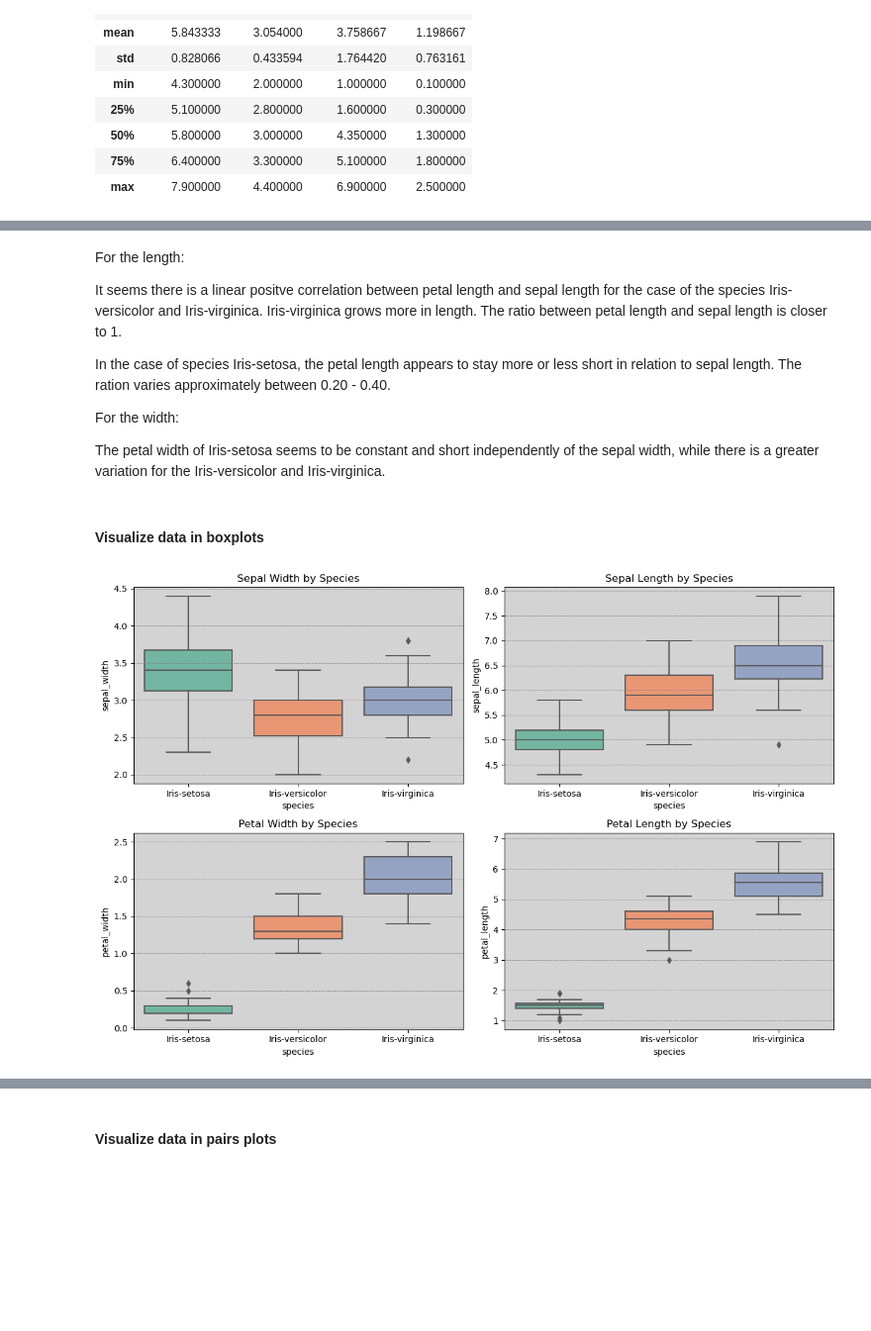
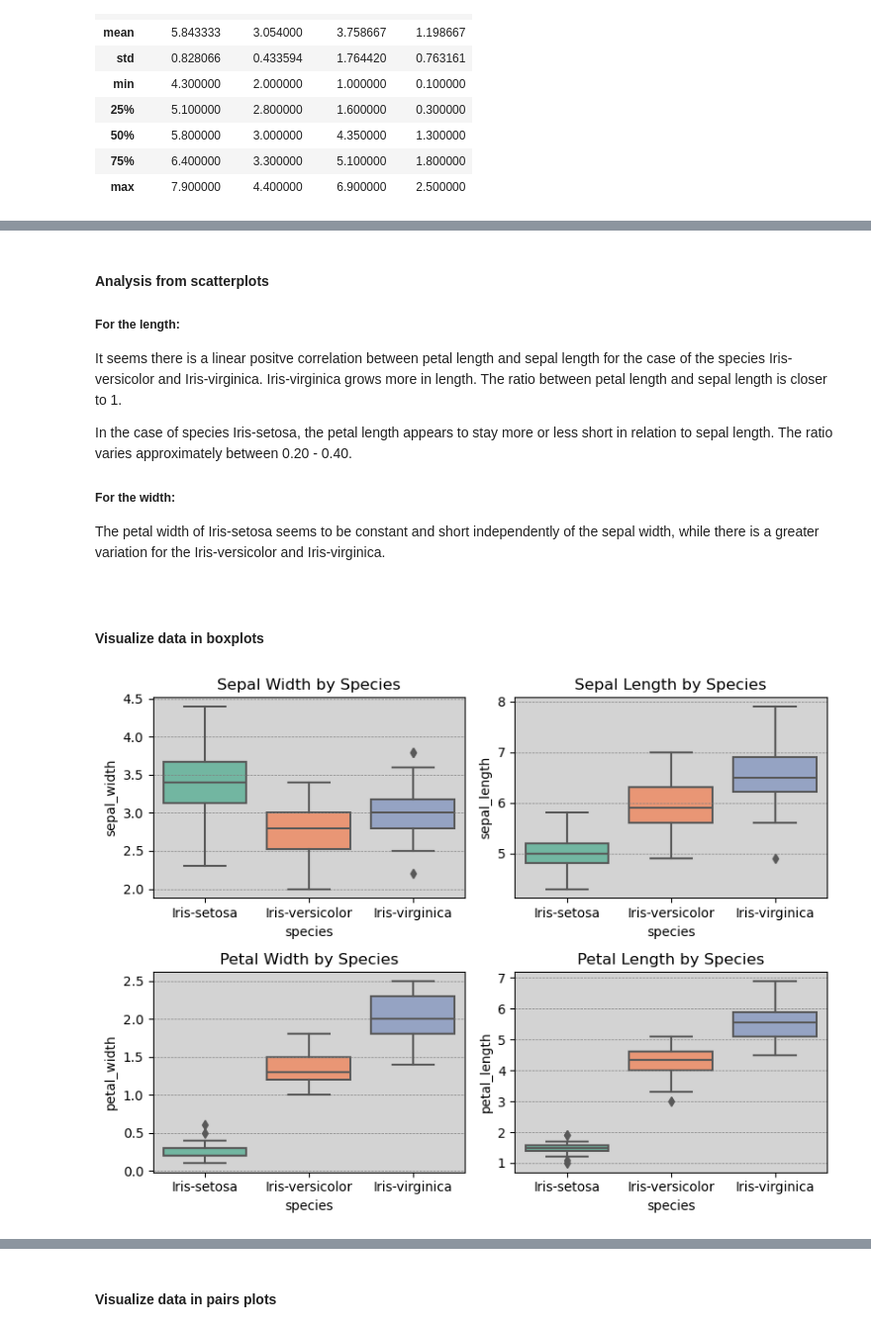
Before and after one commit to shlemondev/su-mt4007, a Jupyter notebook: HW3/HW3.ipynb, the cells around one changed output, grey strips where cells are left out. Shown at 99% size. Saved outputs shown, nothing was run; the diff lists cells and outputs as text; code cells hidden in the pictures; blank space fills up the shorter version.

```diff
--- a/HW3/HW3.ipynb
+++ b/HW3/HW3.ipynb
@@ -85,52 +90,61 @@ plt.show()
 # %% [markdown]
-For the length:
+#### Analysis from scatterplots
+
+##### For the length:
 
 It seems there is a linear positve correlation between petal length and sepal length for the case
 of the species Iris-versicolor and Iris-virginica. Iris-virginica grows more in length. The ratio between petal length and sepal length is closer to 1.
 
 In the case of species Iris-setosa, the petal length appears to stay more or less short
-in relation to sepal length. The ration varies approximately between 0.20 - 0.40.
+in relation to sepal length. The ratio varies approximately between 0.20 - 0.40.
 
 
-For the width:
+##### For the width:
 
 The petal width of Iris-setosa seems to be constant and short independently of the sepal width, while there is a greater variation for the Iris-versicolor and Iris-virginica.
+
+###
 # %% [markdown]
 #### Visualize data in boxplots
 # %%
+
+
+# Filter warnings
+warnings.filterwarnings("ignore")
+
 # Create figure with four subplots, 2 rows and 2 columns
-fig, axes = plt.subplots(2, 2, figsize=(12, 8))
+fig, axes = plt.subplots(2, 2, figsize=(8, 6))
 
 # Create boxplot for sepal_width
 sns.boxplot(data=data_iris, x="species", y="sepal_width", ax=axes[0, 0], palette="Set2")
 axes[0, 0].set_title("Sepal Width by Species")
 axes[0, 0].set_facecolor("lightgrey")
 axes[0, 0].grid(True, axis='y', color='gray', linestyle='--', linewidth=0.5)
 
 # Create boxplot for sepal_length
 sns.boxplot(data=data_iris, x="species", y="sepal_length", ax=axes[0, 1], palette="Set2")
 axes[0, 1].set_title("Sepal Length by Species")
 axes[0, 1].set_facecolor("lightgrey")
 axes[0, 1].grid(True, axis='y', color='gray', linestyle='--', linewidth=0.5)
 
 # Create boxplot for petal_width
 sns.boxplot(data=data_iris, x="species", y="petal_width", ax=axes[1, 0], palette="Set2")
 axes[1, 0].set_title("Petal Width by Species")
 axes[1, 0].set_facecolor("lightgrey")
 axes[1, 0].grid(True, axis='y', color='gray', linestyle='--', linewidth=0.5)
 
 # Creat boxplot for petal_length
 sns.boxplot(data=data_iris, x="species", y="petal_length", ax=axes[1, 1], palette="Set2")
 axes[1, 1].set_title("Petal Length by Species")
 axes[1, 1].set_facecolor("lightgrey")
 axes[1, 1].grid(True, axis='y', color='gray', linestyle='--', linewidth=0.5)
 
 
 # Lägg till padding mellan subplotarna
 plt.tight_layout()
 
 # Visa plotten
 plt.show()
 # %% [output]
-[figure, old version]
+[figure, new version]
 # %% [markdown]
```
Also changed, not shown: parts of 61 cells of this notebook, 2 other files.
